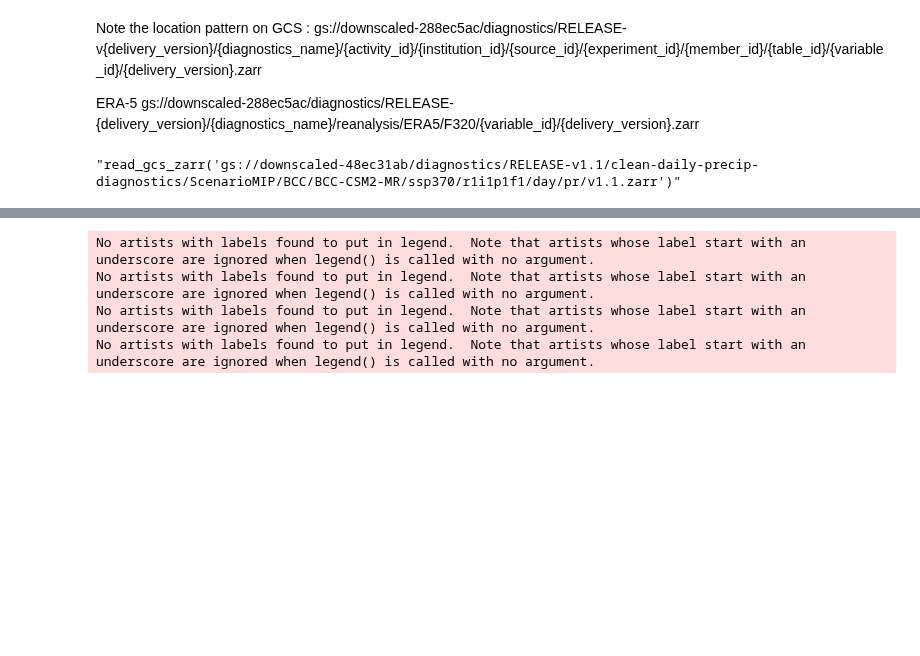
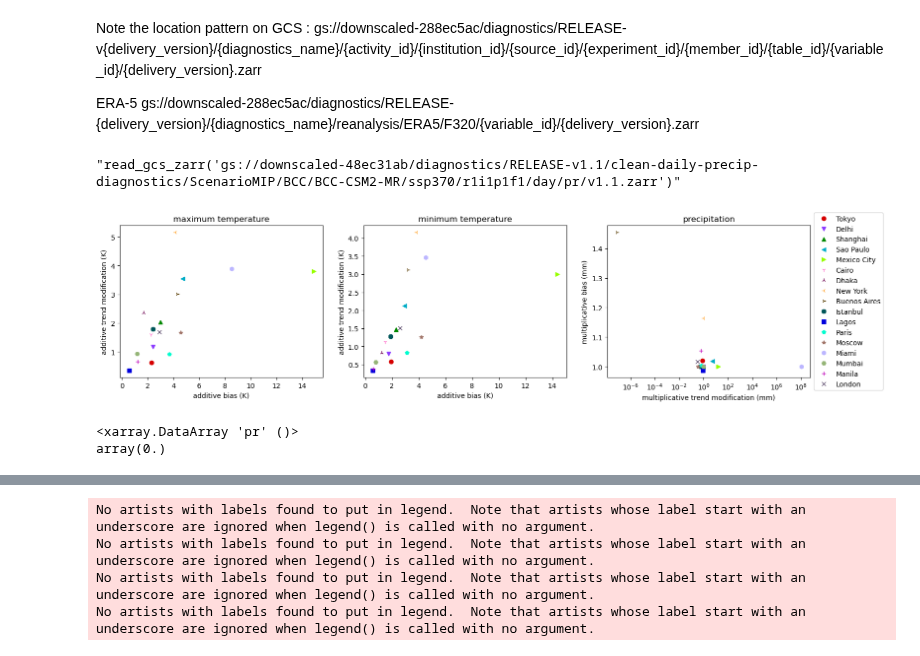
Before and after one commit to ClimateImpactLab/downscaleCMIP6, a Jupyter notebook: notebooks/paper_analysis/error_biasadjustment_trendpreservation_cities.ipynb, the cells around one changed output, grey strips where cells are left out. Cells and saved outputs as stored; diff of their text form; code cells hidden in the pictures; blank space fills up the shorter version.

```diff
--- a/notebooks/paper_analysis/error_biasadjustment_trendpreservation_cities.ipynb
+++ b/notebooks/paper_analysis/error_biasadjustment_trendpreservation_cities.ipynb
@@ -39,6 +39,79 @@ city_aesthetics = {
 # %%
 model = 'NorESM2-LM'
 institution = 'NCC'
+# %%
+fig, axes = plt.subplots(1, 3, figsize=(18, 4))
+
+for i, variable in enumerate(['tasmax', 'tasmin', 'precip']):
+
+    if variable == "precip":
+        file_var_name = "pr"
+    else:
+        file_var_name = variable
+
+    var_ssp370_ds = xr.open_zarr('gs://downscaled-48ec31ab/diagnostics/RELEASE-v1.1/daily-{}-diagnostics/ScenarioMIP/BCC/BCC-CSM2-MR/ssp370/r1i1p1f1/day/{}/v1.1.zarr'.format(variable, file_var_name))
+    var_hist_ds = xr.open_zarr('gs://downscaled-48ec31ab/diagnostics/RELEASE-v1.1/daily-{}-diagnostics/CMIP/BCC/BCC-CSM2-MR/historical/r1i1p1f1/day/{}/v1.1.zarr'.format(variable, file_var_name))
+
+    var_ssp370_clean = xr.open_zarr('gs://downscaled-48ec31ab/diagnostics/RELEASE-v1.1/clean-daily-{}-diagnostics/ScenarioMIP/BCC/BCC-CSM2-MR/ssp370/r1i1p1f1/day/{}/v1.1.zarr'.format(variable, file_var_name))
+    var_hist_clean = xr.open_zarr('gs://downscaled-48ec31ab/diagnostics/RELEASE-v1.1/clean-daily-{}-diagnostics/CMIP/BCC/BCC-CSM2-MR/historical/r1i1p1f1/day/{}/v1.1.zarr'.format(variable, file_var_name))
+
+    var_ref = xr.open_zarr('gs://downscaled-48ec31ab/diagnostics/RELEASE-v1.1/daily-{}-diagnostics/reanalysis/ERA5/F320/{}/v1.1.zarr'.format(variable, file_var_name))
+
+    city_trend_error = {}
+    city_absolute_error = {}
+    for city in var_hist_clean.city.values:
+        if variable == 'precip':
+            var = 'pr'
+        else:
+            var = variable
+
+        if variable == 'precip':
+            var_ssp370_clean[var] = np.maximum(var_ssp370_clean[var].round(decimals=2), 1e-8)
+            var_hist_clean[var] = np.maximum(var_hist_clean[var].round(decimals=2), 1e-8)
+            var_ssp370_ds[var] = np.maximum(var_ssp370_ds[var].round(decimals=2), 1e-8)
+            var_hist_ds[var] = np.maximum(var_hist_ds[var].round(decimals=2), 1e-8)
+            var_ref[var] = np.maximum(var_ref[var].round(decimals=2), 1e-8)
+            sim_trend = (var_ssp370_clean.sel(city=city)[var].sel(time=slice('2080', '2099')).values / var_hist_clean.sel(city=city)          [var].sel(time=slice('1995', '2014')).values)
+            downscale_trend = (var_ssp370_ds.sel(city=city)[var].sel(time=slice('2080', '2099')).values / var_hist_ds.sel(city=city)          [var].sel(time=slice('1995', '2014')).values)
+            sim_hist = (var_hist_ds.sel(city=city)[var].sel(time=slice('1995', '2014')).values / var_ref.sel(city=city)[var].sel(time=slice('1995', '2014')).values)
+            city_error = np.median(np.abs(downscale_trend / sim_trend))
+        else:
+            sim_trend = (var_ssp370_clean.sel(city=city)[var].sel(time=slice('2080', '2099')).values - var_hist_clean.sel(city=city)          [var].sel(time=slice('1995', '2014')).values)
+            downscale_trend = (var_ssp370_ds.sel(city=city)[var].sel(time=slice('2080', '2099')).values - var_hist_ds.sel(city=city)          [var].sel(time=slice('1995', '2014')).values)
+            sim_hist = (var_hist_ds.sel(city=city)[var].sel(time=slice('1995', '2014')).values - var_ref.sel(city=city)[var].sel(time=slice('1995', '2014')).values)
+            city_error = np.median(np.abs(downscale_trend - sim_trend))
+
+        city_trend_error[city] = city_error
+        abs_error = np.median(np.abs(sim_hist))
+        city_absolute_error[city] = abs_error
+
+        color, symbol = city_aesthetics[city]
+        axes[i].plot(city_absolute_error[city], city_trend_error[city], symbol, c=color, label=city)
+        axes[i].set_xlabel('additive bias (K)')
+        axes[i].set_ylabel('additive trend modification (K)')
+
+        if variable == 'precip':
+            title_variable = 'precipitation'
+            axes[i].set_xlabel('multiplicative trend modification (mm)')
+            axes[i].set_ylabel('multiplicative bias (mm)')
+            axes[i].set_xscale('log')
+        elif variable == 'tasmax':
+            title_variable = 'maximum temperature'
+        else:
+            title_variable = 'minimum temperature'
+        axes[i].set_title(title_variable)
+
+axes[2].legend(loc='center left', bbox_to_anchor=(1, 0.5))
+plt.savefig(os.path.join(plot_dir, 'cities_abs_rel_daily_error.png'),
+            bbox_inches='tight', dpi=200)
+# %% [output]
+[figure, added]
+# %%
+var_hist_clean = xr.open_zarr('gs://downscaled-48ec31ab/diagnostics/RELEASE-v1.1/daily-{}-diagnostics/CMIP/BCC/BCC-CSM2-MR/historical/r1i1p1f1/day/{}/v1.1.zarr'.format("precip", "pr"))
+var_hist_clean["pr"].min().compute()
+# %% [output]
+<xarray.DataArray 'pr' ()>
+array(0.)
 # %%
 fig, axes = plt.subplots(1, 3, figsize=(18, 4))
 
```
Also changed, not shown: parts of 2 cells of this notebook.
